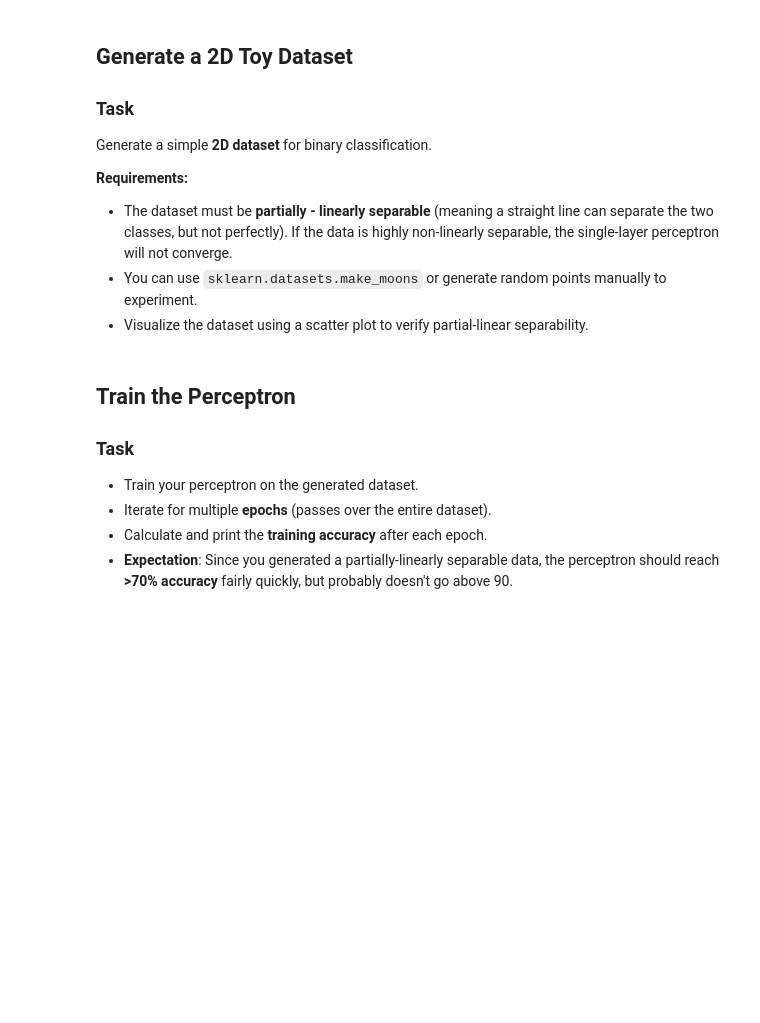
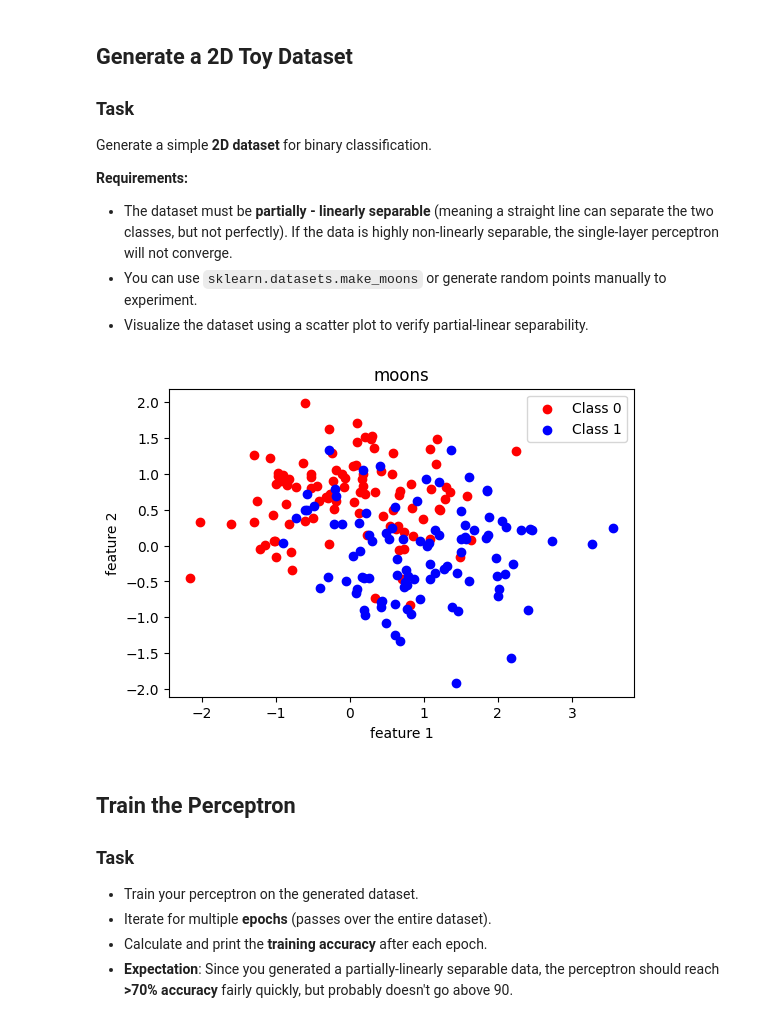
Before and after one commit to ningkaiyang/2-Layer-Deep-Network-Backprop-by-Hand, a Jupyter notebook: 1_Perceptron_and_Neural_Networks_Student.ipynb, the cells around one changed output. Cells and saved outputs as stored; diff of their text form; code cells hidden in the pictures; blank space fills up the shorter version.

```diff
--- a/1_Perceptron_and_Neural_Networks_Student.ipynb
+++ b/1_Perceptron_and_Neural_Networks_Student.ipynb
@@ -126,3 +123,20 @@ X, y = None, None
+# %%
+X, y = make_moons(n_samples=200, noise=0.5, random_state=67)
+
+class_0 = X[y == 0] # boolean masks to seperate out classes 0 vs 1
+class_1 = X[y == 1]
+
+plt.figure(figsize=(6, 4))
+# plot all rows (point values) for class_0 and class_1
+plt.scatter(class_0[:, 0], class_0[:, 1], color='red', label='Class 0')
+plt.scatter(class_1[:, 0], class_1[:, 1], color='blue', label='Class 1')
+plt.title("moons")
+plt.xlabel("feature 1")
+plt.ylabel("feature 2")
+plt.legend()
+plt.show()
+# %% [output]
+[figure, added]
 # %% [markdown]
 ## Train the Perceptron
 
```
Also changed, not shown: parts of 9 cells of this notebook.
